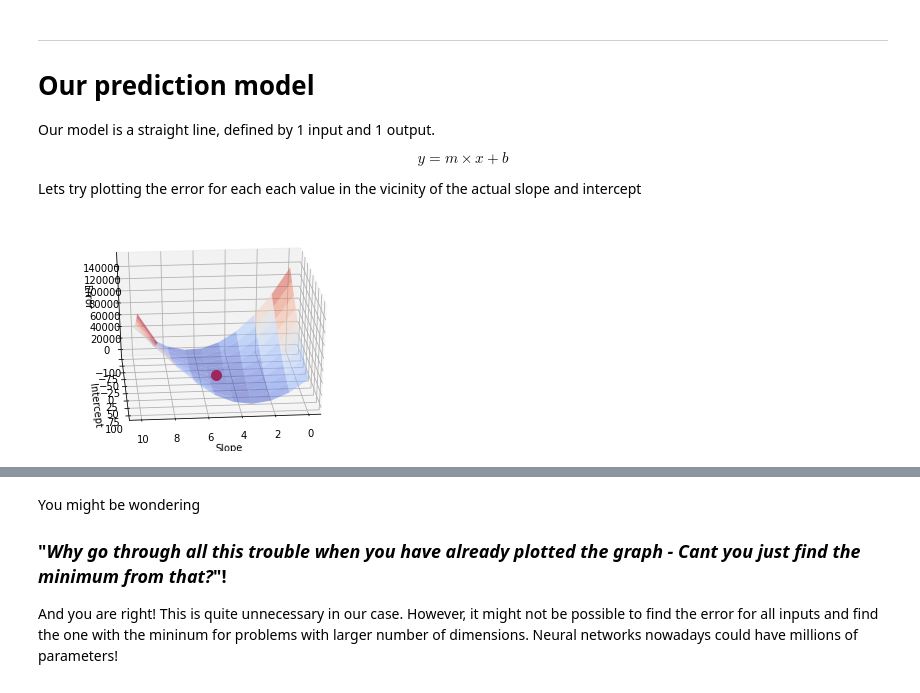
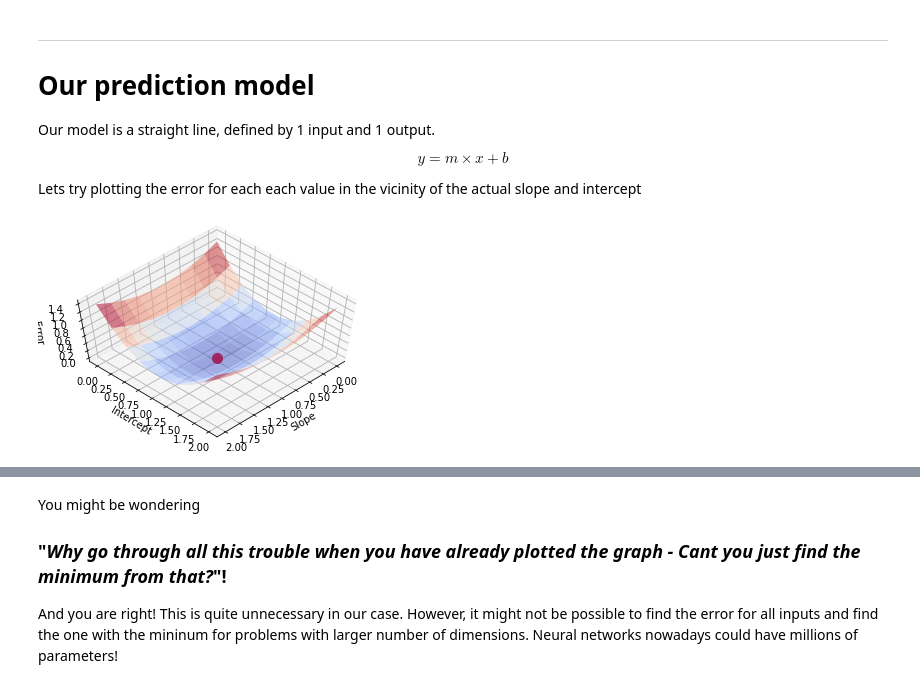
Before and after one commit to Ashwin-Rajesh/PyTorch_IEEE_2021, a Jupyter notebook: 1_LinearRegression.ipynb, the cells around one changed output, grey strips where cells are left out. Drawn from its saved outputs; the diff is of its cells as text; code cells hidden in the pictures.

```diff
--- a/1_LinearRegression.ipynb
+++ b/1_LinearRegression.ipynb
@@ -64,16 +145,15 @@ Linear regression means fitting a straight line (in 2D) or hyperplane (in higher
 In real life, points from even a very linear system will not lie on a straight line due to noise. Here, we generate some data on our own using the
 # %%
 # Define start, end and no. of points in te dataset
-start = 0
-end   = 100
+start = -1
+end   = 1
 size  = 50
 
+m = 1                               # Slope of actual line
+b = 1                             # Intercept of actual line
+
 # Variance of the noise
-var   = 10
-
-#
-m = 5                               # Slope of actual line
-b = -10                             # Intercept of actual line
+var   = 0.05
 
 np.random.seed(0)                   # Seed to get same value for testing (Comment later)
 x = np.linspace(start, end, size)   # Generate inputs
@@ -140,7 +220,7 @@ def vis_errors(m_pred, b_pred, error, single_pt = False, m_start=0, m_end=2*m, b
     ax.plot3D(m_pred, b_pred, error, color='g', linewidth=2)
 
 
-  ax.view_init(30, 85)
+  ax.view_init(60, 45)
   ax.set_xlabel('Slope')
   ax.set_ylabel('Intercept')
   ax.set_zlabel('Error')
@@ -195,14 +275,14 @@ Lets try plotting the error for each each value in the vicinity of the actual sl
 # %%
 def find_error(m_test, b_test):
   # We find y
   y_pred = m_test * x + b_test
   # Compute error
   return np.average(np.square(y - y_pred))
 
 # Plot the slope and intercept v/s error
-vis_errors(m, b, find_error(m, b), True, b_start = -100, b_end=100)
+vis_errors(m, b, find_error(m, b), True)
 # %% [output]
-[figure, old version]
+[figure, new version]
 # %% [markdown]
 ---
 # Gradient descent algorithm
```
Also changed, not shown: parts of 10 cells of this notebook.
